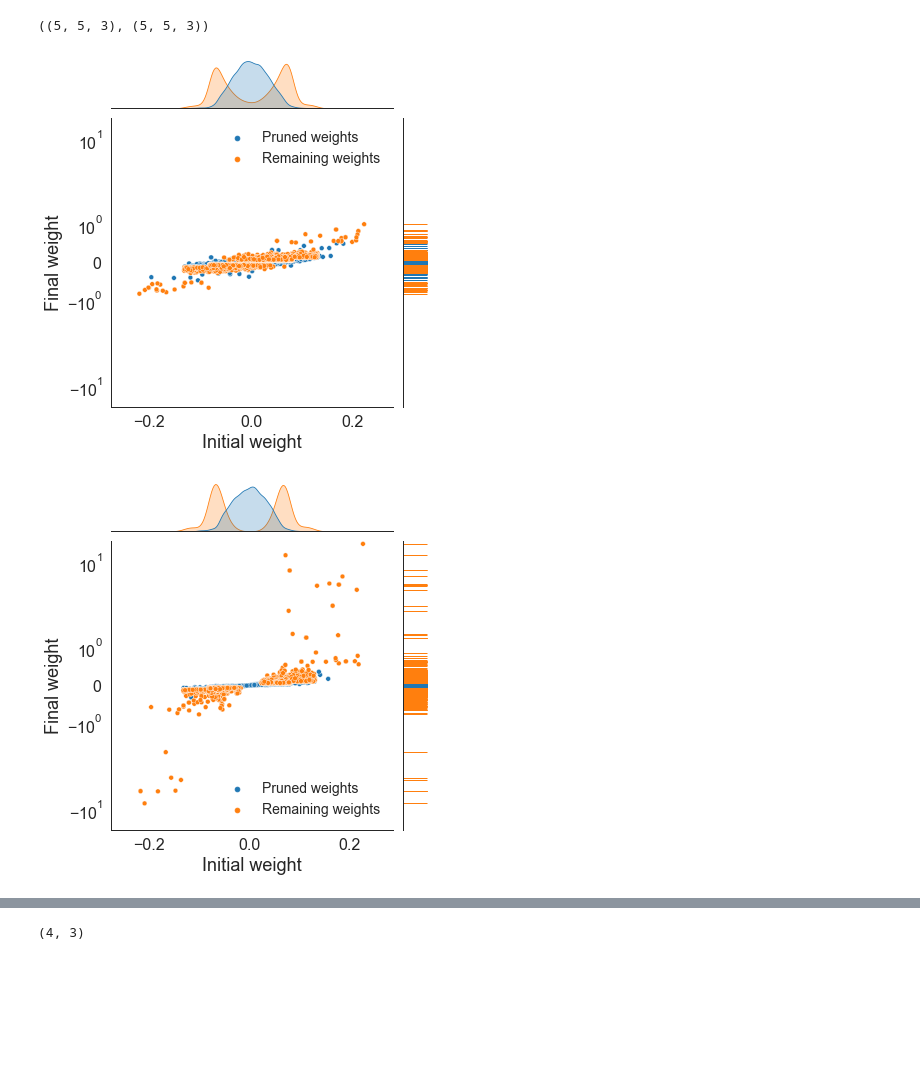
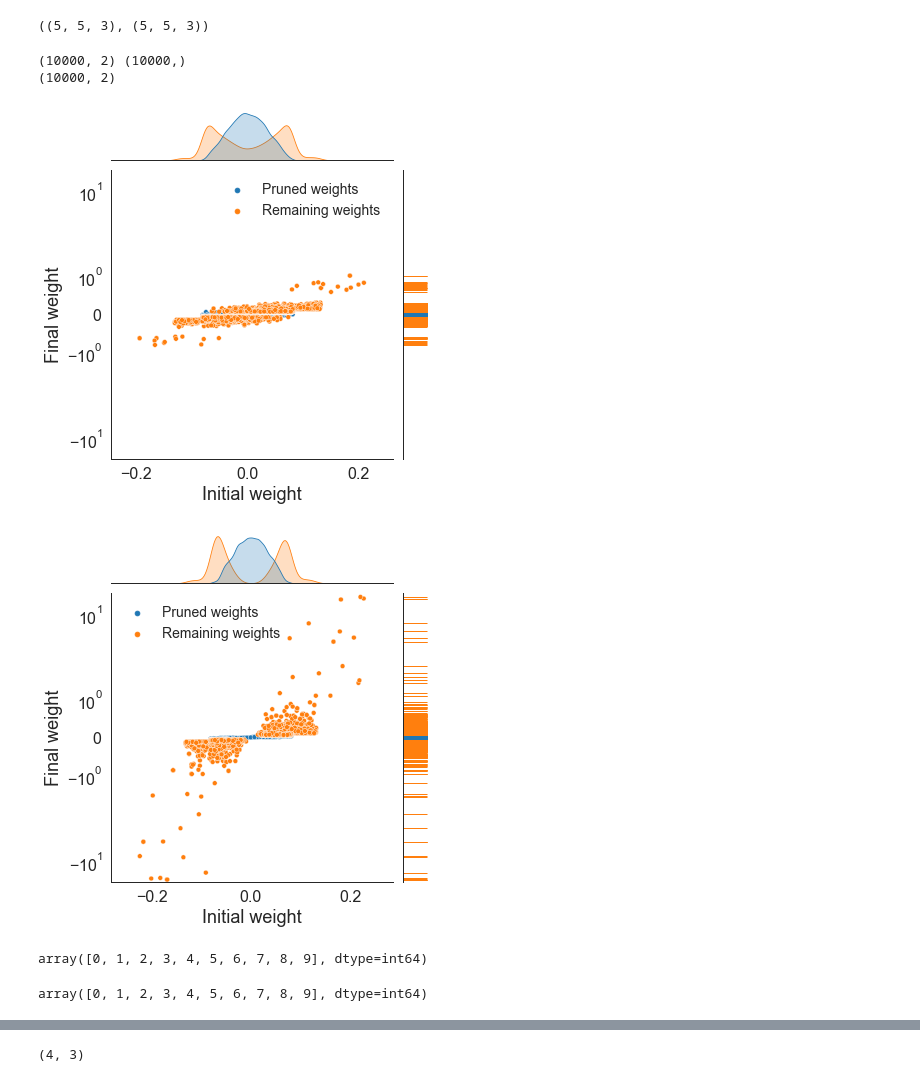
Before and after one commit to mysistinechapel/powerprop, a Jupyter notebook: notebooks/plots.ipynb, the cells around one changed output, grey strips where cells are left out. Saved outputs shown, nothing was run; the diff lists cells and outputs as text; code cells hidden in the pictures; blank space fills up the shorter version.

Commit message:
plotting functions

```diff
--- a/notebooks/plots.ipynb
+++ b/notebooks/plots.ipynb
@@ -57,8 +57,11 @@ sns.despine()
 # %% [output]
 [figure]
 # %%
-initial_weights = np.load(r'./data/mnist_initial_weights_lr0025_m9_FINAL.npy', allow_pickle=True)
-final_weights = np.load(r'./data/mnist_final_weights_lr0025_m9_FINAL.npy', allow_pickle=True)
+# initial_weights = np.load(r'./data/mnist_initial_weights_lr0025_m9_FINAL.npy', allow_pickle=True)
+# final_weights = np.load(r'./data/mnist_final_weights_lr0025_m9_FINAL.npy', allow_pickle=True)
+
+initial_weights = np.load(r'./data/mnist_initial_weights_lr01_m0_FINAL.npy', allow_pickle=True)
+final_weights = np.load(r'./data/mnist_final_weights_lr01_m0_FINAL.npy', allow_pickle=True)
 initial_weights.shape, final_weights.shape
 # %% [output]
 ((5, 5, 3), (5, 5, 3))
@@ -90,6 +93,10 @@ def sample_weights(w):
     # sample 10k elements
     weights = np.vstack(w)
     idx = rng.choice(np.arange(weights.shape[0]), size=10000)
+    return weights[idx, :], idx
+
+def pick_same_weights(w, idx):
+    weights = np.vstack(w)
     return weights[idx, :]
 
 def plot_weights(remaining, pruned):
@@ -113,23 +120,38 @@ for fw, iw in zip(final_weights[0, 0], initial_weights[0, 0]):
     remains.append(rem)
     prunes.append(pru)
 
-remaining = sample_weights(remains)
-pruned = sample_weights(prunes)
+remaining, rem_idx = sample_weights(remains)
+# pruned = sample_weights(prunes)
+print(remaining.shape, rem_idx.shape)
+pruned = pick_same_weights(prunes, rem_idx)
+print(pruned.shape)
 plot_weights(remaining, pruned)
 # %% [output]
+(10000, 2) (10000,)
+(10000, 2)
-[figure, old version]
+[figure, new version]
 # %%
 remains, prunes = [], []
 for fw, iw in zip(final_weights[0, 3], initial_weights[0, 3]):
     rem, pru = prune_weights(iw, fw)
     remains.append(rem)
     prunes.append(pru)
 
-remaining = sample_weights(remains)
-pruned = sample_weights(prunes)
+remaining, rem_idx = sample_weights(remains)
+# pruned = sample_weights(prunes)
+pruned = pick_same_weights(prunes, rem_idx)
 plot_weights(remaining, pruned)
 # %% [output]
-[figure, old version]
+[figure, new version]
+# %%
+x = np.ones(10)
+x.nonzero()[0]
+# %% [output]
+array([0, 1, 2, 3, 4, 5, 6, 7, 8, 9], dtype=int64)
+# %%
+(x == 1).nonzero()[0]
+# %% [output]
+array([0, 1, 2, 3, 4, 5, 6, 7, 8, 9], dtype=int64)
 # %%
 # mask overlap
 
```
Also changed, not shown: parts of 4 cells of this notebook, 1 other file.
